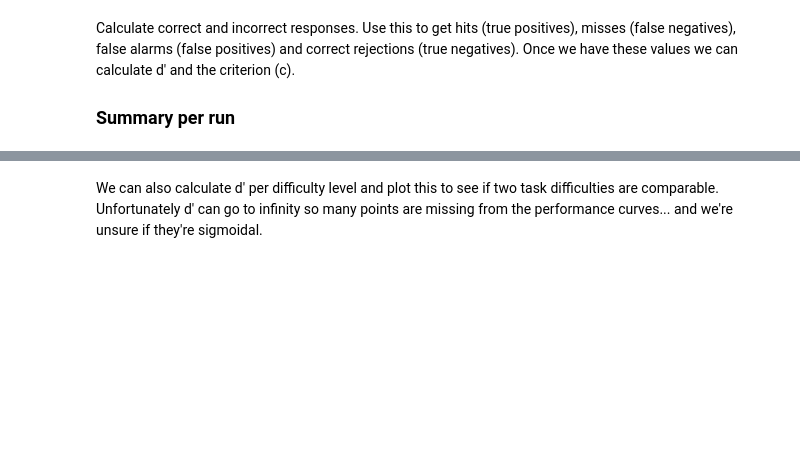
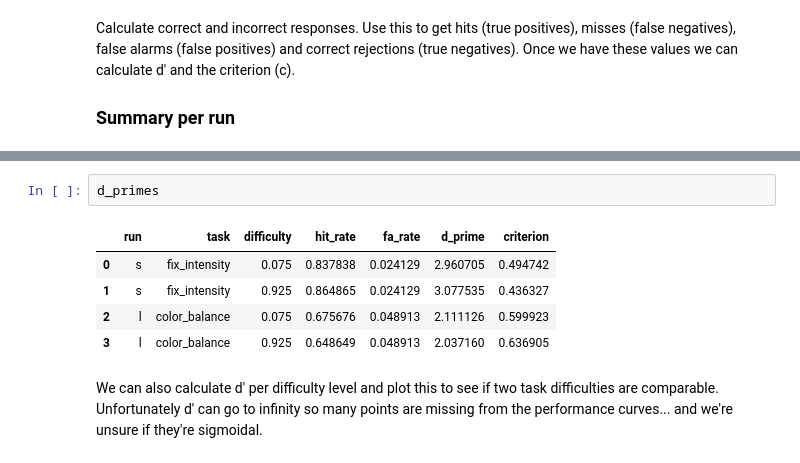
Before and after one commit to sumiyaabdi/PRF_Experiment_Checkers, a Jupyter notebook: Experiment/analysis/analysis.ipynb, the cells around one changed output, grey strips where cells are left out. Drawn from its saved outputs; the diff is of its cells as text; blank space fills up the shorter version.

```diff
--- a/Experiment/analysis/analysis.ipynb
+++ b/Experiment/analysis/analysis.ipynb
@@ -310,3 +458,11 @@ psyc
+# %%
+d_primes
+# %% [output]
+|  | run | task | difficulty | hit_rate | fa_rate | d_prime | criterion |
+| 0 | s | fix_intensity | 0.075 | 0.837838 | 0.024129 | 2.960705 | 0.494742 |
+| 1 | s | fix_intensity | 0.925 | 0.864865 | 0.024129 | 3.077535 | 0.436327 |
+| 2 | l | color_balance | 0.075 | 0.675676 | 0.048913 | 2.111126 | 0.599923 |
+| 3 | l | color_balance | 0.925 | 0.648649 | 0.048913 | 2.037160 | 0.636905 |
 # %% [markdown]
 We can also calculate d' per difficulty level and plot this to see if two task difficulties are comparable. Unfortunately d' can go to infinity so many points are missing from the performance curves... and we're unsure if they're sigmoidal.
 # %%
```
Also changed, not shown: parts of 9 cells of this notebook, 4 other files.
